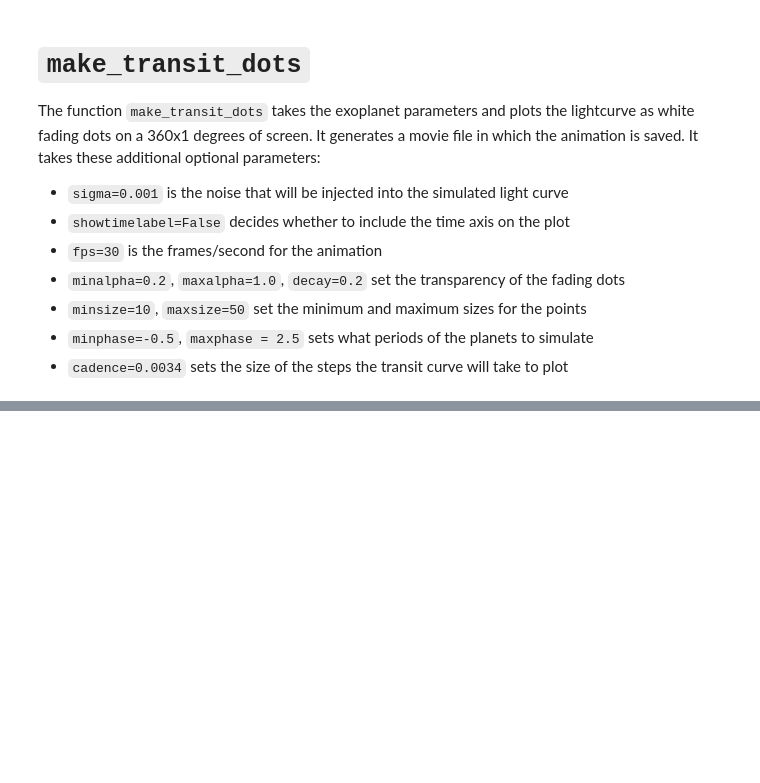
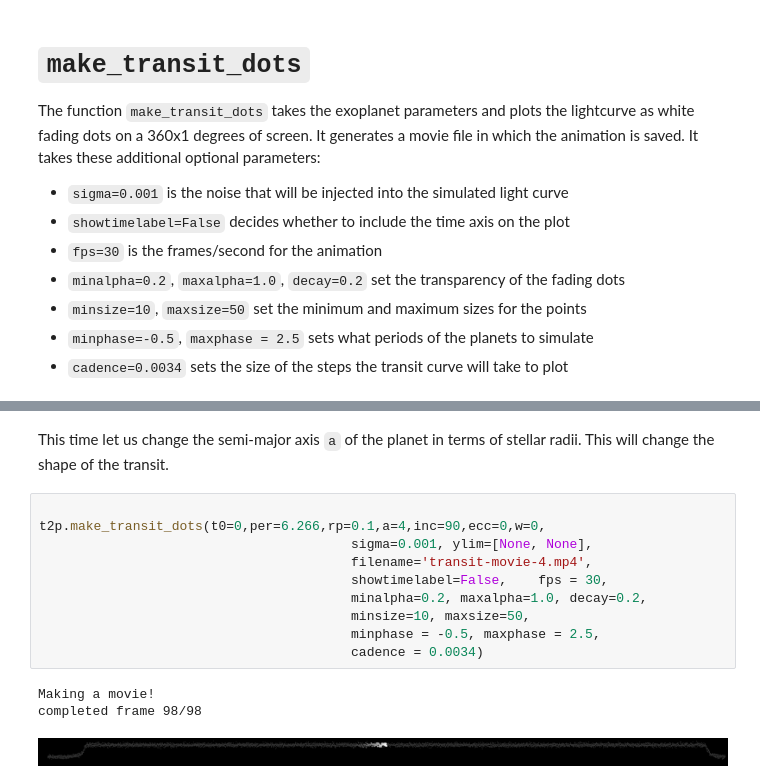
Before and after one commit to zkbt/transit2pi, a Jupyter notebook: notebooks/how-to-use-transit2pi.ipynb, the cells around one changed output, grey strips where cells are left out. Drawn from its saved outputs; the diff is of its cells as text; blank space fills up the shorter version.

```diff
--- a/notebooks/how-to-use-transit2pi.ipynb
+++ b/notebooks/how-to-use-transit2pi.ipynb
@@ -46,0 +90,16 @@ t2p.make_transit_dots()
+# %% [markdown]
+This time let us change the semi-major axis `a` of the planet in terms of stellar radii. This will change the shape of the transit.
+# %%
+
+t2p.make_transit_dots(t0=0,per=6.266,rp=0.1,a=4,inc=90,ecc=0,w=0,
+                                        sigma=0.001, ylim=[None, None],
+                                        filename='transit-movie-4.mp4',
+                                        showtimelabel=False,    fps = 30,
+                                        minalpha=0.2, maxalpha=1.0, decay=0.2,
+                                        minsize=10, maxsize=50,
+                                        minphase = -0.5, maxphase = 2.5,
+                                        cadence = 0.0034)
+# %% [output]
+Making a movie!
+completed frame 98/98
+[figure, added]
```
Also changed, not shown: parts of 11 cells of this notebook.
